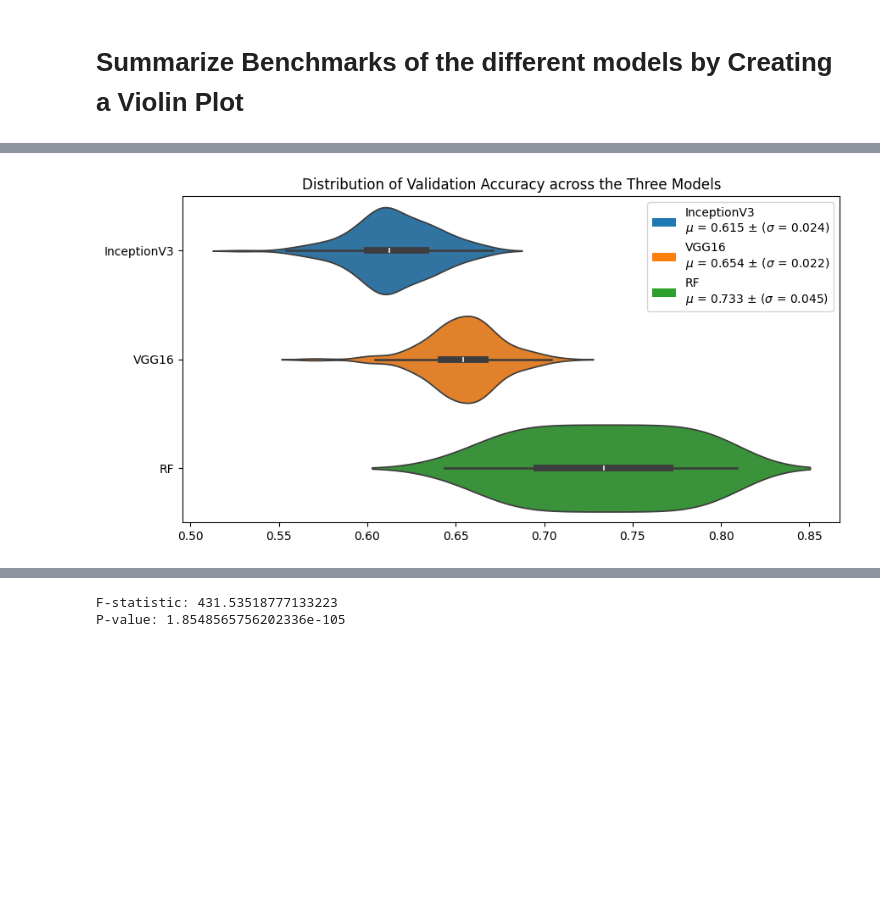
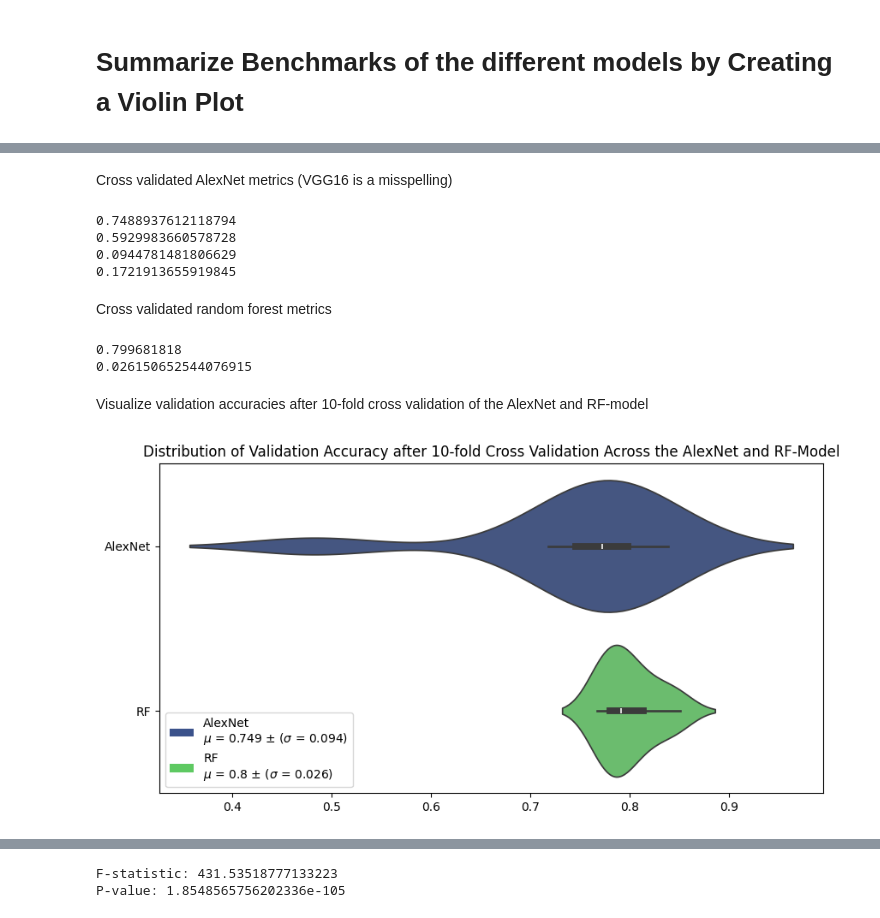
Before and after one commit to CarlViggo/ML_lung_tumour_classification, a Jupyter notebook: Code/DeepLearningModel.ipynb, the cells around one changed output, grey strips where cells are left out. Saved outputs shown, nothing was run; the diff lists cells and outputs as text; code cells hidden in the pictures; blank space fills up the shorter version.

```diff
--- a/Code/DeepLearningModel.ipynb
+++ b/Code/DeepLearningModel.ipynb
@@ -731,7 +732,7 @@ print(x_val.shape)
 #Define hyperparameters
 img_ch, img_width, img_height = 1, 224, 224
 ####Parameters
-n_epochs = 200
+n_epochs = 1000
 batch_s = 18
 n_base = 4
 ####Parameters
@@ -1270,0 +1720,17 @@ Vizualise validation accuracies through a Violin Plot
+# %%
+# Pytorch_model after 10 fold cross val accuracies
+
+ten_fold_vgg16 = "C:\\Users\\Johan\\Documents\\Modeller\\VGG16_val_acc_after_10_fold.h5"
+
+# Load the history
+with open(ten_fold_vgg16, "rb") as file:
+    ten_fold_vgg16 = pickle.load(file)
+
+ten_fold_vgg16 = np.array(ten_fold_vgg16)/100
+# %%
+# Random Forest model after 10 fold cross val accuracies
+
+path_to_rf_scores = "C:\\Users\\Johan\\Documents\\Tetration\\rf_cross_val_scores.npy"
+
+
+ten_fold_RF = np.load(path_to_rf_scores)
@@ -1271,51 +1739,84 @@ Vizualise validation accuracies through a Violin Plot
+# %% [markdown]
+Cross validated AlexNet metrics (VGG16 is a misspelling)
+# %%
+VGG16_mean_val_accuracy = np.mean(ten_fold_vgg16)
+VGG16_mean_val_loss = np.mean(VGG16_losses)
+VGG16_std_val_accuracy = np.std(ten_fold_vgg16)
+VGG16_std_val_loss = np.std(VGG16_losses)
+
+print(VGG16_mean_val_accuracy)
+print(VGG16_mean_val_loss)
+print(VGG16_std_val_accuracy)
+print(VGG16_std_val_loss)
+# %% [output]
+0.7488937612118794
+0.5929983660578728
+0.0944781481806629
+0.1721913655919845
+# %% [markdown]
+Cross validated random forest metrics
+# %%
+RF_mean_val_accuracy = np.mean(ten_fold_RF)
+RF_std_val_accuracy = np.std(ten_fold_RF)
+
+print(RF_mean_val_accuracy)
+print(RF_std_val_accuracy)
+# %% [output]
+0.799681818
+0.026150652544076915
+# %% [markdown]
+Visualize validation accuracies after 10-fold cross validation of the AlexNet and RF-model
 # %%
 import seaborn as sns
 import matplotlib.pyplot as plt
 import numpy as np
 
-data1 = loaded_history["val_accuracy"]
-data2 = VGG16B.history["val_accuracy"]
-data3 = RFValAccuracy
+#data1 = loaded_history["val_accuracy"]
+data2 = ten_fold_vgg16 #this is actually an AlexNet model
+data3 = ten_fold_RF # Values after 10-fold cross validation on the top-performing model
+# data4 = np.array(pytorch_model)/100
 
 # Combine the data into a single list
-combined_data = [data1, data2, data3]
+combined_data = [ data2, data3]
 
 
-custom_colors = ["#1f77b4", "#ff7f0e", "#2ca02c"]
-custom_labels = ["InceptionV3", "VGG16", "Random Forest"]
-custom_labels2 = ["InceptionV3", "VGG16", "RF"]
+custom_colors = ["#3b528b", "#5ec962"]
+custom_labels = ["AlexNet", "RF"]
+custom_labels2 = ["AlexNet", "RF"]
 
-std_dev_data1 = round(np.std(data1), ndigits=3)
-mean_data1 = round(np.mean(data1), ndigits=3)
+#std_dev_data1 = round(np.std(data1), ndigits=3)
+#mean_data1 = round(np.mean(data1), ndigits=3)
 
 std_dev_data2 = round(np.std(data2), ndigits=3)
 mean_data2 = round(np.mean(data2), ndigits=3)
 
 std_dev_data3 = round(np.std(data3), ndigits=3)
 mean_data3 = round(np.mean(data3), ndigits=3)
 
+#std_dev_data4 = round(np.std(data4), ndigits=3)
+#mean_data4 = round(np.mean(data4), ndigits=3)
 
-legend_labels = [f"{label}\n$\mu$ = {mean} $\pm$ ($\sigma$ = {std_dev})" for label, mean, std_dev in zip(custom_labels2, [mean_data1, mean_data2, mean_data3], [std_dev_data1, std_dev_data2, std_dev_data3])]
+legend_labels = [f"{label}\n$\mu$ = {mean} $\pm$ ($\sigma$ = {std_dev})" for label, mean, std_dev in zip(custom_labels2, [ mean_data2, mean_data3], [ std_dev_data2, std_dev_data3])]
 
 # Create a horizontal violin plot
 plt.figure(figsize=(10, 5))
 sns.violinplot(data=combined_data, palette=custom_colors, orient="h")
 
 
-plt.title("Distribution of Validation Accuracy across the Three Models")
+plt.title("Distribution of Validation Accuracy after 10-fold Cross Validation Across the AlexNet and RF-Model")
 
 # Set y-labels to custom model names
 plt.yticks(range(len(custom_labels2)), custom_labels2)
 
 # Customize the legend
 legend_handles = [plt.Rectangle((0, 0), 1, 1, fc=color) for color in custom_colors]
-plt.legend(legend_handles, legend_labels, loc="upper right")
-plt.savefig("C:\\Users\\Johan\\Documents\\GY-Projekt\\Fotografier\\ViolinPlotV2.png", dpi=300)
+plt.legend(legend_handles, legend_labels, loc="lower left")
+plt.savefig("C:\\Users\\Johan\\Documents\\GY-Projekt\\Fotografier\\Test2.png", dpi=300)
 
 
 plt.show()
 # %% [output]
-[figure, old version]
+[figure, new version]
 # %%
 import numpy as np
 import matplotlib.pyplot as plt
```
Also changed, not shown: parts of 60 cells of this notebook.
